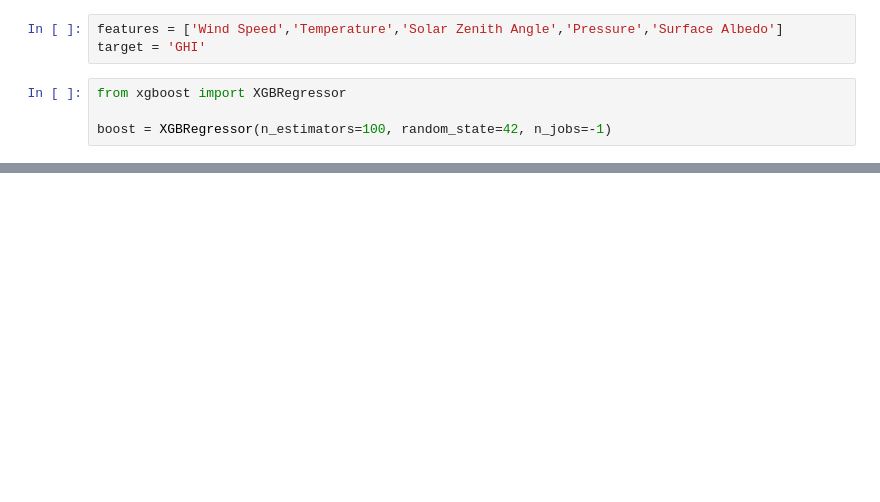
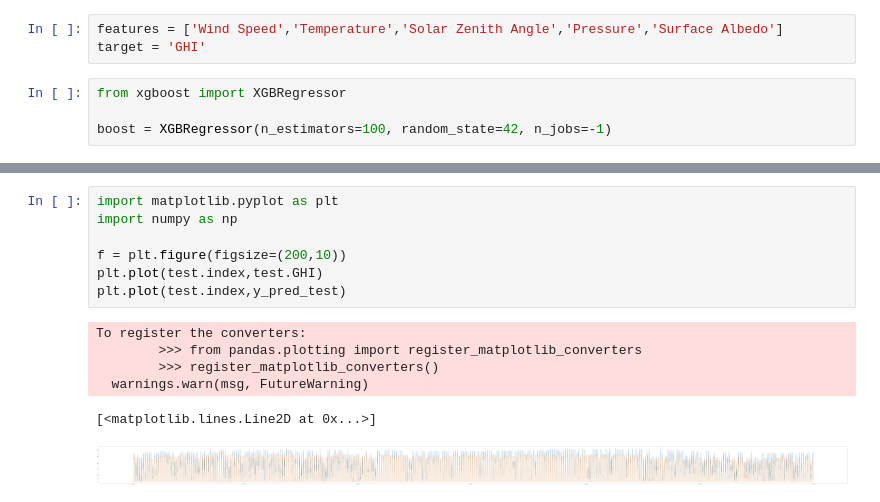
Before and after one commit to matthew-sessions/DS-Unit-2-Applied-Modeling, a Jupyter notebook: module2/assignment_applied_modeling_2.ipynb, the cells around one changed output, grey strips where cells are left out. Saved outputs shown, nothing was run; the diff lists cells and outputs as text; blank space fills up the shorter version.

```diff
--- a/module2/assignment_applied_modeling_2.ipynb
+++ b/module2/assignment_applied_modeling_2.ipynb
@@ -187,0 +230,14 @@ print(mean_absolute_error(test[target],y_pred_test))
+# %%
+import matplotlib.pyplot as plt
+import numpy as np
+
+f = plt.figure(figsize=(200,10))
+plt.plot(test.index,test.GHI)
+plt.plot(test.index,y_pred_test)
+# %% [output]
+To register the converters:
+        >>> from pandas.plotting import register_matplotlib_converters
+        >>> register_matplotlib_converters()
+  warnings.warn(msg, FutureWarning)
+[<matplotlib.lines.Line2D at 0x...>]
+[figure, added]
```
Also changed, not shown: parts of 20 cells of this notebook.
